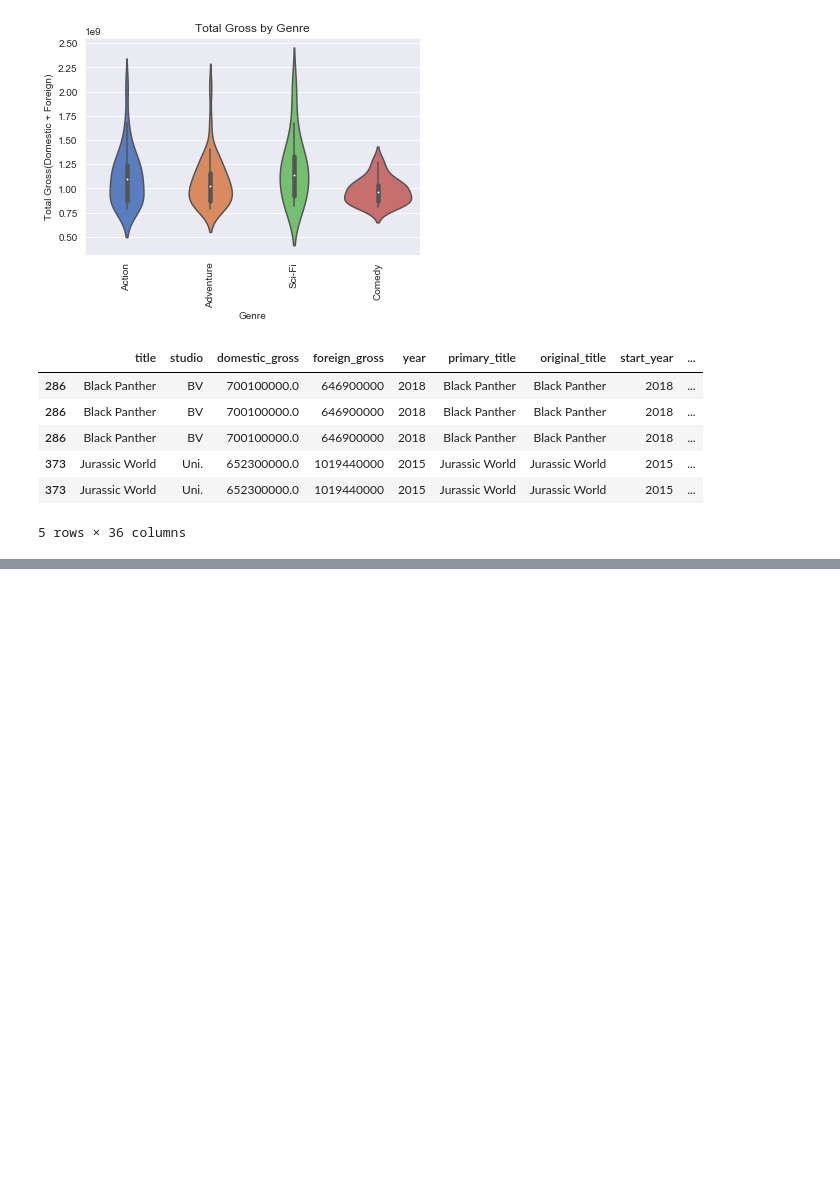
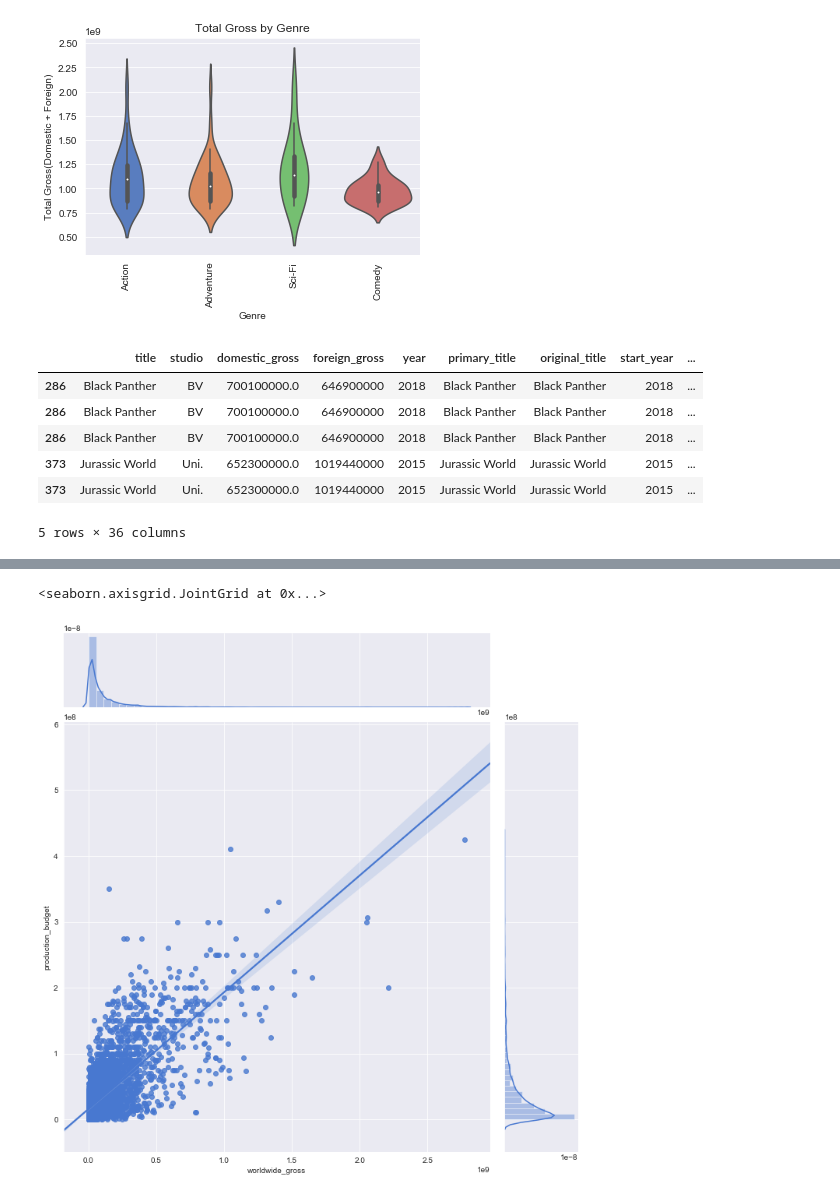
Before and after one commit to aschams/FlatironProject1, a Jupyter notebook: ASchams_notebook.ipynb, the cells around one changed output, grey strips where cells are left out. Cells and saved outputs as stored; diff of their text form; code cells hidden in the pictures; blank space fills up the shorter version.

```diff
--- a/ASchams_notebook.ipynb
+++ b/ASchams_notebook.ipynb
@@ -532,0 +580,9 @@ movies_with_genres.head()
+# %%
+sns.jointplot(x='worldwide_gross',
+              y='production_budget',
+              data=tn2,
+              kind='reg',
+             height=10)
+# %% [output]
+<seaborn.axisgrid.JointGrid at 0x...>
+[figure, added]
```
Also changed, not shown: parts of 16 cells of this notebook.
